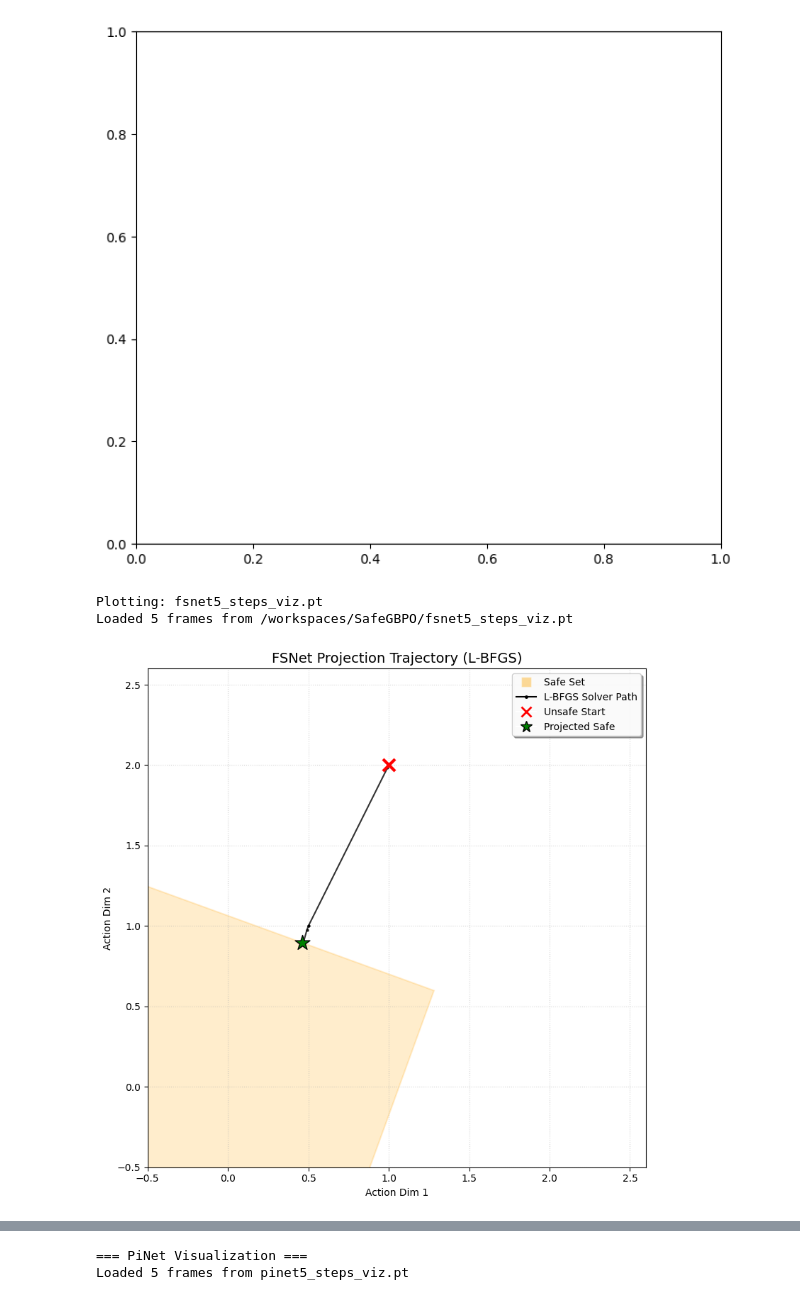
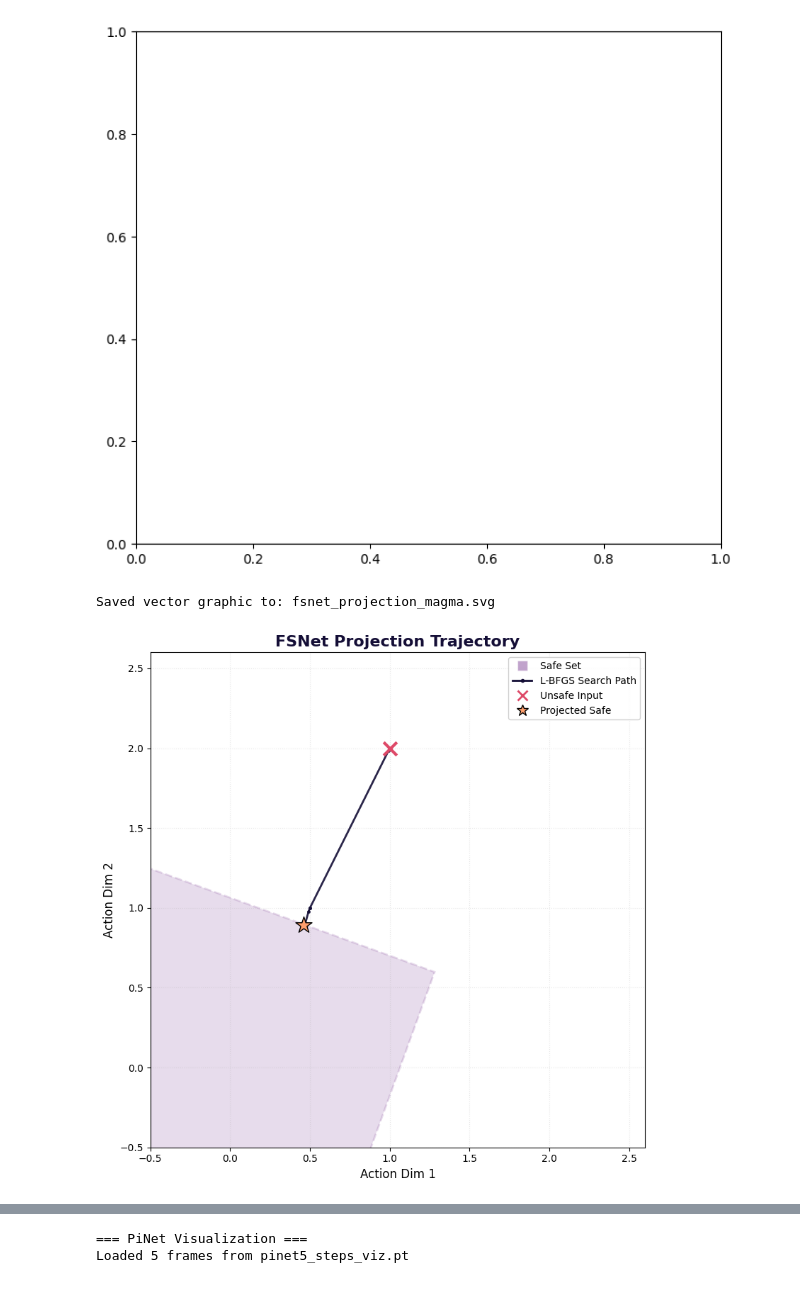
Before and after one commit to DarthIV02/SafeGBPO, a Jupyter notebook: paper_archive/figures.ipynb, the cells around one changed output, grey strips where cells are left out. Drawn from its saved outputs; the diff is of its cells as text; code cells hidden in the pictures.

```diff
--- a/paper_archive/figures.ipynb
+++ b/paper_archive/figures.ipynb
@@ -1371,14 +1371,13 @@ def load_list_data(filepath):
 
     data = torch.load(path, map_location='cpu', weights_only=False)
     if not isinstance(data, list): data = [data]
-    print(f"Loaded {len(data)} frames from {path.resolve()}")
     return data
 
 # ==========================================
 # 2. Main Visualization Function
 # ==========================================
 
-def plot_fsnet_trajectory(filepath, step_idx=0):
+def plot_fsnet_trajectory(filepath, step_idx=0, save_svg=True):
     data_list = load_list_data(filepath)
     if not data_list: return
 
@@ -1398,69 +1397,77 @@ def plot_fsnet_trajectory(filepath, step_idx=0):
     start_point = traj_np[0]
     end_point = traj_np[-1]
 
-    # --- Plotting ---
+    # --- Magma Palette Setup ---
+    # Magmaのカラーから代表的な色を抽出 (ポスターのグラデーションに合わせる)
+    cmap = plt.get_cmap('magma')
+    color_safe_set = cmap(0.3)  # 暗めのオレンジ/パープル
+    color_path = cmap(0.1)      # ほぼ黒に近い紫
+    color_unsafe = cmap(0.6)    # 明るいピンク/オレンジ
+    color_projected = cmap(0.8) # 黄色/白に近い
+
     fig, ax = plt.subplots(figsize=(8, 8))
 
-    # 1. 安全領域
+    # 1. 安全領域 (Safe Set)
     poly_patch = None
     if "safe_set_center" in data:
-        center = data["safe_set_center"]
-        gens = data["safe_set_generators"]
-        poly_patch = get_zonotope_polygon(center, gens)
+        poly_patch = get_zonotope_polygon(data["safe_set_center"], data["safe_set_generators"])
     elif "safe_set_A" in data:
-        A = data["safe_set_A"]
-        b = data["safe_set_b"]
-        poly_patch = get_polytope_polygon(A, b, interior_point=end_point)
+        poly_patch = get_polytope_polygon(data["safe_set_A"], data["safe_set_b"], interior_point=end_point)
 
     if poly_patch:
-        poly_patch.set_facecolor('orange')
-        poly_patch.set_alpha(0.2)
-        poly_patch.set_edgecolor('orange')
-        poly_patch.set_linewidth(1.5)
+        poly_patch.set_facecolor(color_safe_set)
+        poly_patch.set_alpha(0.15)
+        poly_patch.set_edgecolor(color_safe_set)
+        poly_patch.set_linewidth(2)
+        poly_patch.set_linestyle('--')
         ax.add_patch(poly_patch)
 
-    # 2. Solver Trajectory
-    ax.plot(traj_np[:, 0], traj_np[:, 1], '.-', color='black', lw=1.5, markersize=4,
-            zorder=2, alpha=0.8)
+    # 2. Solver Trajectory (Magmaカラーの濃い色)
+    ax.plot(traj_np[:, 0], traj_np[:, 1], '.-', color=color_path, lw=2, markersize=5,
+            zorder=2, alpha=0.9)
 
-    # 3. Points
-    ax.scatter(start_point[0], start_point[1], c='red', marker='x', s=150, linewidths=3, zorder=5)
-    ax.scatter(end_point[0], end_point[1], c='green', marker='*', s=250, edgecolors='black', zorder=6)
+    # 3. Points (Magmaパレットに合わせた配色)
+    # Unsafe Input (X)
+    ax.scatter(start_point[0], start_point[1], color=color_unsafe, marker='x', s=180, linewidths=3, zorder=5)
+    # Projected Safe (*)
+    ax.scatter(end_point[0], end_point[1], color=color_projected, marker='*', s=300, edgecolors='black', zorder=6)
 
     # --- Legend ---
     legend_elements = [
-        Line2D([0], [0], color='white', marker='s', markerfacecolor='orange', alpha=0.4, markersize=10, label='Safe Set') if poly_patch else Line2D([0], [0], color='orange', lw=0, label='Safe Set'),
-        Line2D([0], [0], color='black', lw=1.5, marker='.', markersize=5, label='L-BFGS Solver Path'),
-        Line2D([0], [0], marker='x', color='w', markeredgecolor='red', markersize=10, markeredgewidth=2, label='Unsafe Start'),
-        Line2D([0], [0], marker='*', color='w', markerfacecolor='green', markeredgecolor='black', markersize=12, label='Projected Safe')
+        Line2D([0], [0], color='white', marker='s', markerfacecolor=color_safe_set, alpha=0.4, markersize=10, label='Safe Set'),
+        Line2D([0], [0], color=color_path, lw=2, marker='.', markersize=6, label='L-BFGS Search Path'),
+        Line2D([0], [0], marker='x', color='w', markeredgecolor=color_unsafe, markersize=10, markeredgewidth=2, label='Unsafe Input'),
+        Line2D([0], [0], marker='*', color='w', markerfacecolor=color_projected, markeredgecolor='black', markersize=12, label='Projected Safe')
     ]
 
-    ax.legend(handles=legend_elements, loc='upper right', framealpha=0.95, shadow=True, fontsize=10)
+    ax.legend(handles=legend_elements, loc='upper right', framealpha=0.9, shadow=False, fontsize=10)
 
     # --- Formatting ---
-    ax.set_title("FSNet Projection Trajectory (L-BFGS)", fontsize=14)
-    ax.set_xlabel("Action Dim 1")
-    ax.set_ylabel("Action Dim 2")
-    ax.grid(True, linestyle=':', alpha=0.5)
+    ax.set_title("FSNet Projection Trajectory", fontsize=16, fontweight='bold', color=color_path)
+    ax.set_xlabel("Action Dim 1", fontsize=12)
+    ax.set_ylabel("Action Dim 2", fontsize=12)
+    ax.grid(True, linestyle=':', alpha=0.3)
     ax.set_aspect('equal')
-
-    # Zoom: PiNetと同じ範囲に固定 (-0.5 ~ 2.6)
     ax.set_xlim(-0.5, 2.6)
     ax.set_ylim(-0.5, 2.6)
 
     plt.tight_layout()
+
+    if save_svg:
+        output_path = "fsnet_projection_magma.svg"
+        plt.savefig(output_path, format='svg', bbox_inches='tight')
+        print(f"Saved vector graphic to: {output_path}")
+
     plt.show()
 
 # ==========================================
 # 実行
 # ==========================================
 file_name = "fsnet5_steps_viz.pt"
-print(f"Plotting: {file_name}")
 plot_fsnet_trajectory(file_name, step_idx=0)
 # %% [output]
-Plotting: fsnet5_steps_viz.pt
-Loaded 5 frames from /workspaces/SafeGBPO/fsnet5_steps_viz.pt
+Saved vector graphic to: fsnet_projection_magma.svg
-[figure, old version]
+[figure, new version]
 # %%
 import torch
 import numpy as np
```
Also changed, not shown: parts of 1 cell of this notebook, 3 other files.
